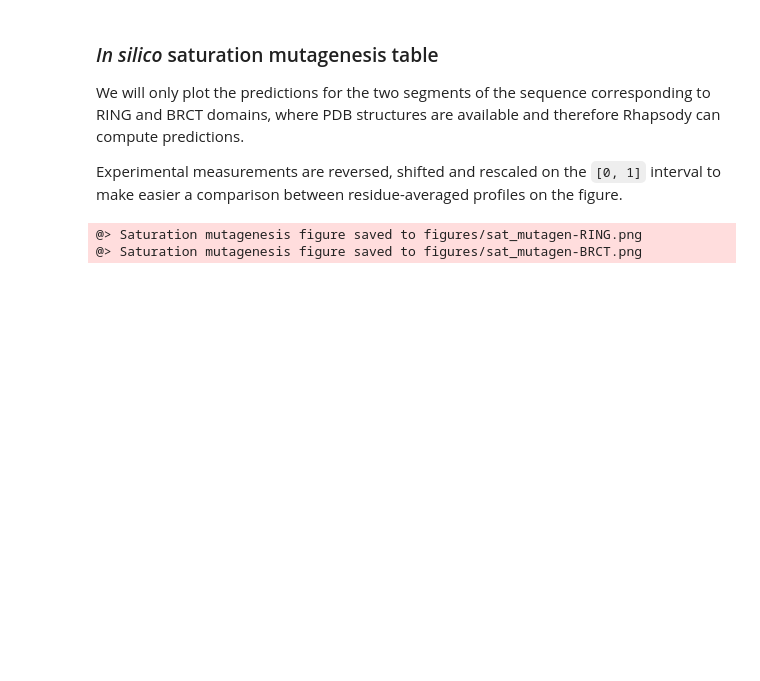
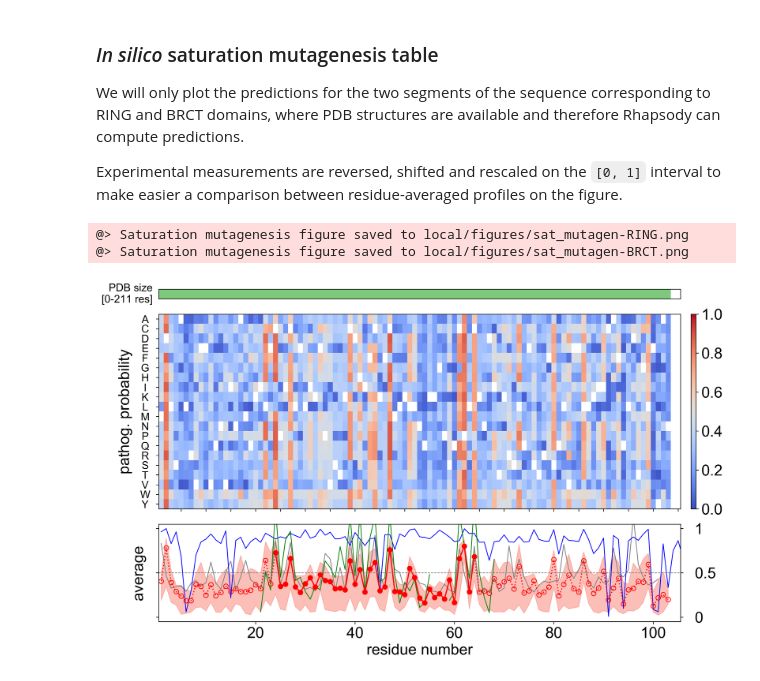
Before and after one commit to prody/rhapsody-tutorials, a Jupyter notebook: paper_Supplementary_Info/03-BRCA1_analysis/BRCA1_variants_analysis.ipynb, the cells around one changed output. Saved outputs shown, nothing was run; the diff lists cells and outputs as text; code cells hidden in the pictures; blank space fills up the shorter version.

```diff
--- a/paper_Supplementary_Info/03-BRCA1_analysis/BRCA1_variants_analysis.ipynb
+++ b/paper_Supplementary_Info/03-BRCA1_analysis/BRCA1_variants_analysis.ipynb
@@ -359,10 +346,15 @@ exp_score = - exp_data['funct. score']
 exp_score = exp_score - np.nanmin(exp_score)
 exp_score /= np.nanmax(avg_exp_score) - np.nanmin(avg_exp_score)
 # %%
-print_sat_mutagen_figure(f'figures/sat_mutagen-RING', rh, extra_plot=exp_score,
-                         res_interval=(0,105),     fig_width=10.5*1.2)
-print_sat_mutagen_figure(f'figures/sat_mutagen-BRCT', rh, extra_plot=exp_score,
-                         res_interval=(1645,1865), fig_width=22*1.2)
+rhaps.print_sat_mutagen_figure('local/figures/sat_mutagen-RING', rh, extra_plot=exp_score,
+                               res_interval=(0,105),     fig_width=10.5*1.2)
+rhaps.print_sat_mutagen_figure('local/figures/sat_mutagen-BRCT', rh, extra_plot=exp_score,
+                               res_interval=(1645,1865), fig_width=22*1.2)
 # %% [output]
-@> Saturation mutagenesis figure saved to figures/sat_mutagen-RING.png
-@> Saturation mutagenesis figure saved to figures/sat_mutagen-BRCT.png
+@> Saturation mutagenesis figure saved to local/figures/sat_mutagen-RING.png
+@> Saturation mutagenesis figure saved to local/figures/sat_mutagen-BRCT.png
+# %%
+from IPython.display import Image
+Image('local/figures/sat_mutagen-RING.png')
+# %% [output]
+[figure, added]
```
Also changed, not shown: parts of 15 cells of this notebook, 1 other file.
